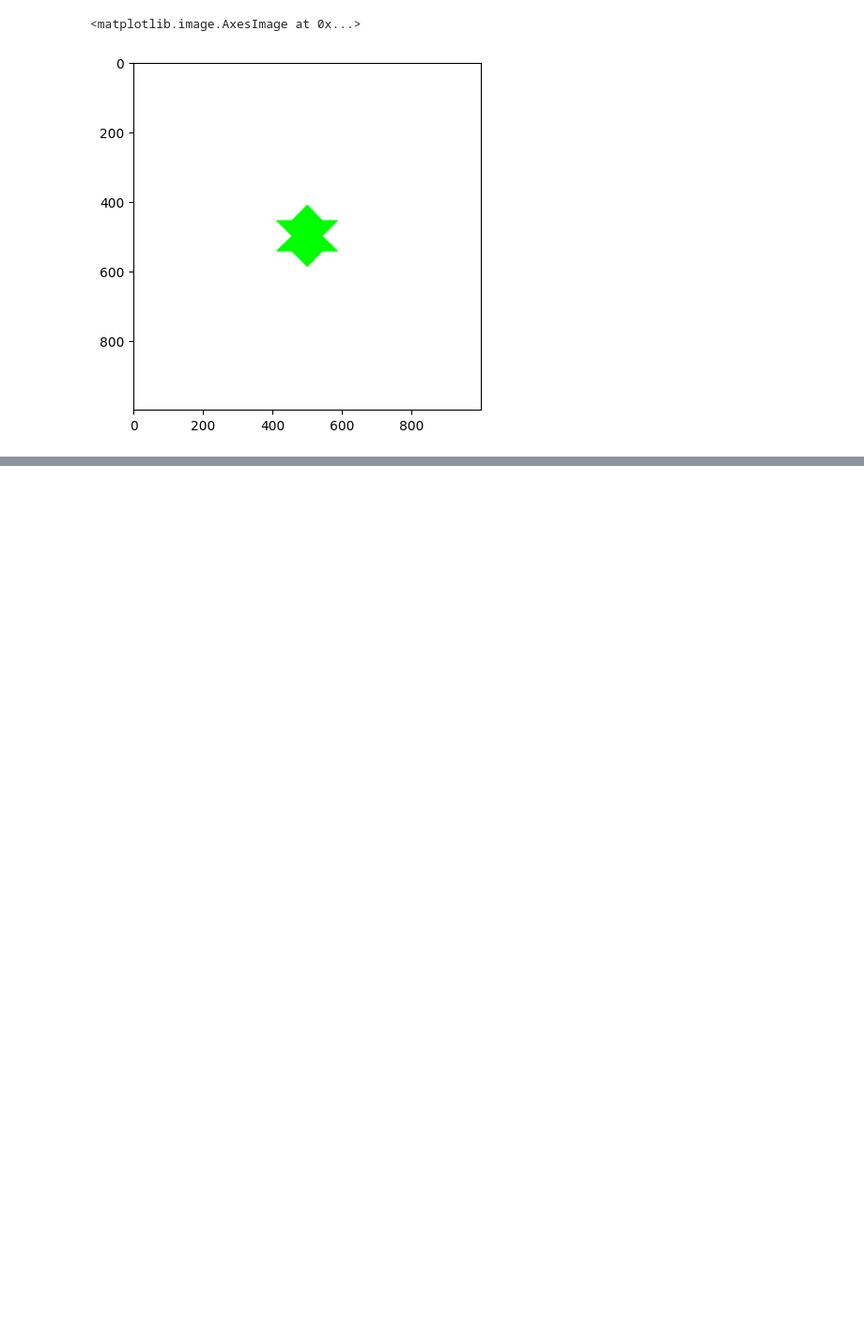
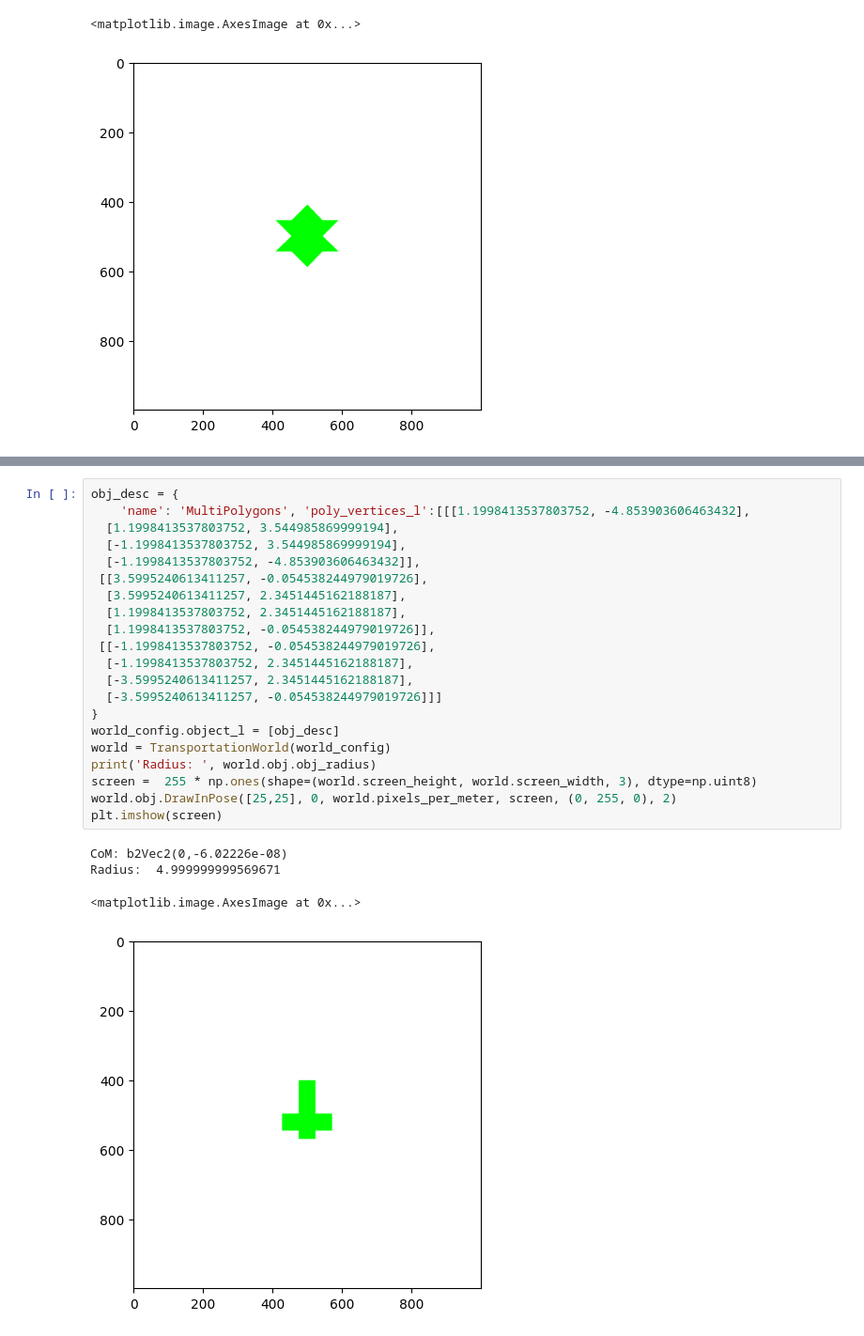
Before and after one commit to gabrielsluz/mapless_transport, a Jupyter notebook: results/Objects.ipynb, the cells around one changed output, grey strips where cells are left out. Shown: that part at 94% size. Saved outputs shown, nothing was run; the diff lists cells and outputs as text; blank space fills up the shorter version.

```diff
--- a/results/Objects.ipynb
+++ b/results/Objects.ipynb
@@ -811,0 +904,26 @@ Radius:  5.0
+# %%
+obj_desc = {
+    'name': 'MultiPolygons', 'poly_vertices_l':[[[1.1998413537803752, -4.853903606463432],
+  [1.1998413537803752, 3.544985869999194],
+  [-1.1998413537803752, 3.544985869999194],
+  [-1.1998413537803752, -4.853903606463432]],
+ [[3.5995240613411257, -0.054538244979019726],
+  [3.5995240613411257, 2.3451445162188187],
+  [1.1998413537803752, 2.3451445162188187],
+  [1.1998413537803752, -0.054538244979019726]],
+ [[-1.1998413537803752, -0.054538244979019726],
+  [-1.1998413537803752, 2.3451445162188187],
+  [-3.5995240613411257, 2.3451445162188187],
+  [-3.5995240613411257, -0.054538244979019726]]]
+}
+world_config.object_l = [obj_desc]
+world = TransportationWorld(world_config)
+print('Radius: ', world.obj.obj_radius)
+screen =  255 * np.ones(shape=(world.screen_height, world.screen_width, 3), dtype=np.uint8)
+world.obj.DrawInPose([25,25], 0, world.pixels_per_meter, screen, (0, 255, 0), 2)
+plt.imshow(screen)
+# %% [output]
+CoM: b2Vec2(0,-6.02226e-08)
+Radius:  4.999999999569671
+<matplotlib.image.AxesImage at 0x...>
+[figure, added]
```
Also changed, not shown: parts of 6 cells of this notebook, 9 other files.
